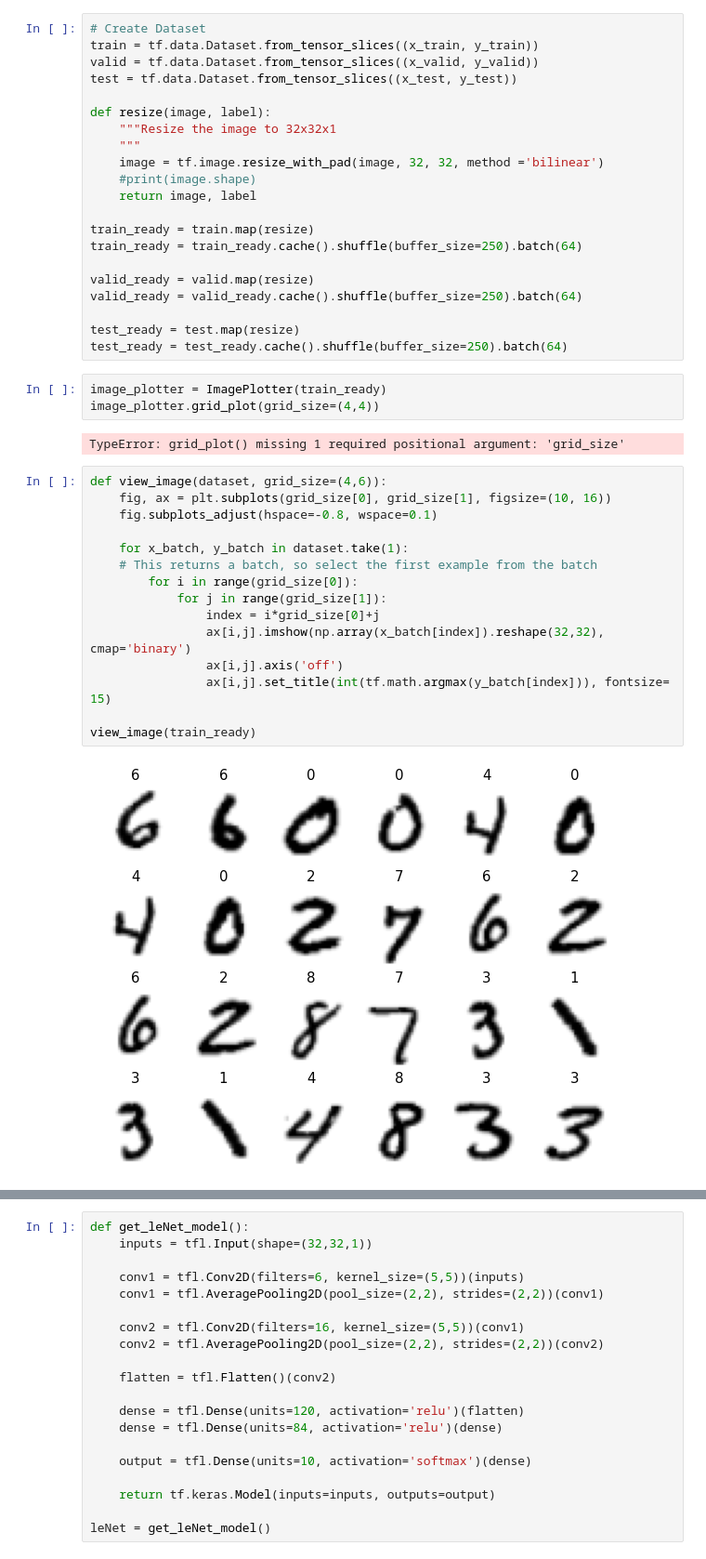
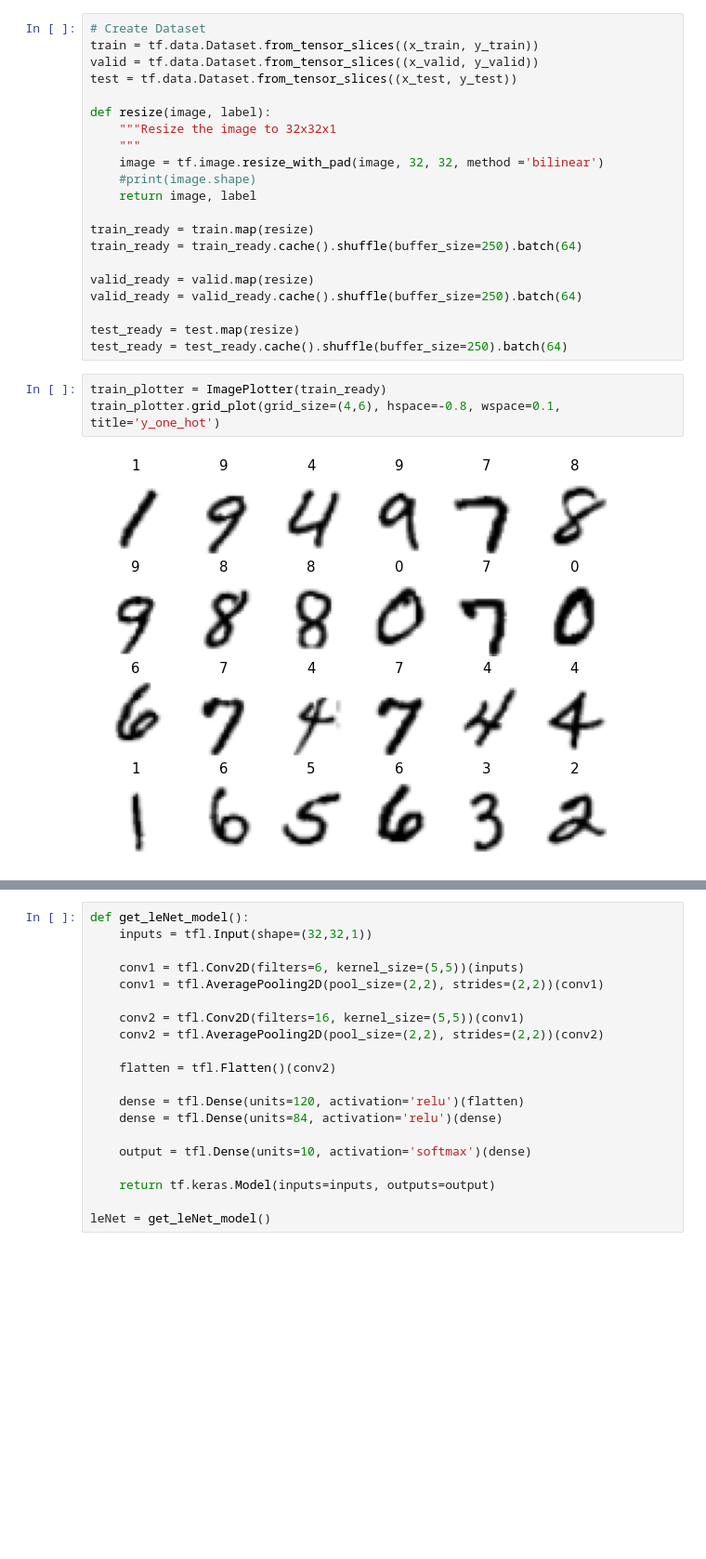
Before and after one commit to RolandSherwin/ml-paper-implementations, a Jupyter notebook: 00-LeNet/main.ipynb, the cells around one changed output, grey strips where cells are left out. Shown at 93% size. Drawn from its saved outputs; the diff is of its cells as text; blank space fills up the shorter version.

```diff
--- a/00-LeNet/main.ipynb
+++ b/00-LeNet/main.ipynb
@@ -79,28 +79,11 @@ valid_ready = valid_ready.cache().shuffle(buffer_size=250).batch(64)
 
 test_ready = test.map(resize)
 test_ready = test_ready.cache().shuffle(buffer_size=250).batch(64)
-# %%
-image_plotter = ImagePlotter(train_ready)
-image_plotter.grid_plot(grid_size=(4,4))
-# %% [output]
-TypeError: grid_plot() missing 1 required positional argument: 'grid_size'
-# %%
-def view_image(dataset, grid_size=(4,6)):
-    fig, ax = plt.subplots(grid_size[0], grid_size[1], figsize=(10, 16))
-    fig.subplots_adjust(hspace=-0.8, wspace=0.1)
-
-    for x_batch, y_batch in dataset.take(1):
-    # This returns a batch, so select the first example from the batch
-        for i in range(grid_size[0]):
-            for j in range(grid_size[1]):
-                index = i*grid_size[0]+j
-                ax[i,j].imshow(np.array(x_batch[index]).reshape(32,32), cmap='binary')
-                ax[i,j].axis('off')
-                ax[i,j].set_title(int(tf.math.argmax(y_batch[index])), fontsize= 15)
-
-view_image(train_ready)
-# %% [output]
-[figure, removed]
+# %%
+train_plotter = ImagePlotter(train_ready)
+train_plotter.grid_plot(grid_size=(4,6), hspace=-0.8, wspace=0.1, title='y_one_hot')
+# %% [output]
+[figure, added]
 # %% [markdown]
 ### LeNet-5 Architecture
 
```
Also changed, not shown: parts of 5 cells of this notebook, 4 other files.
